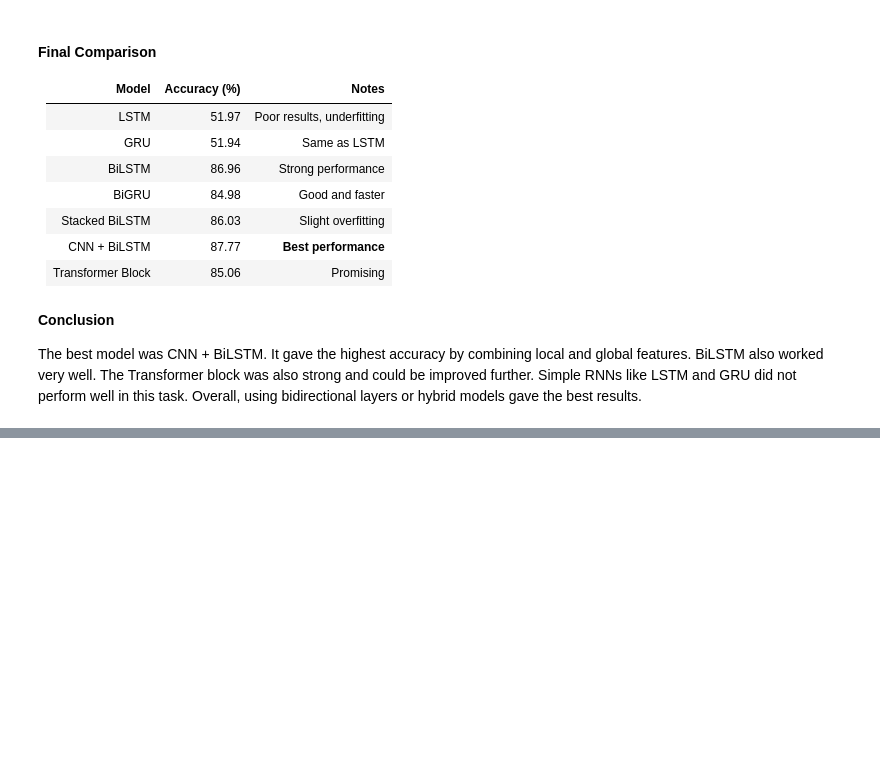
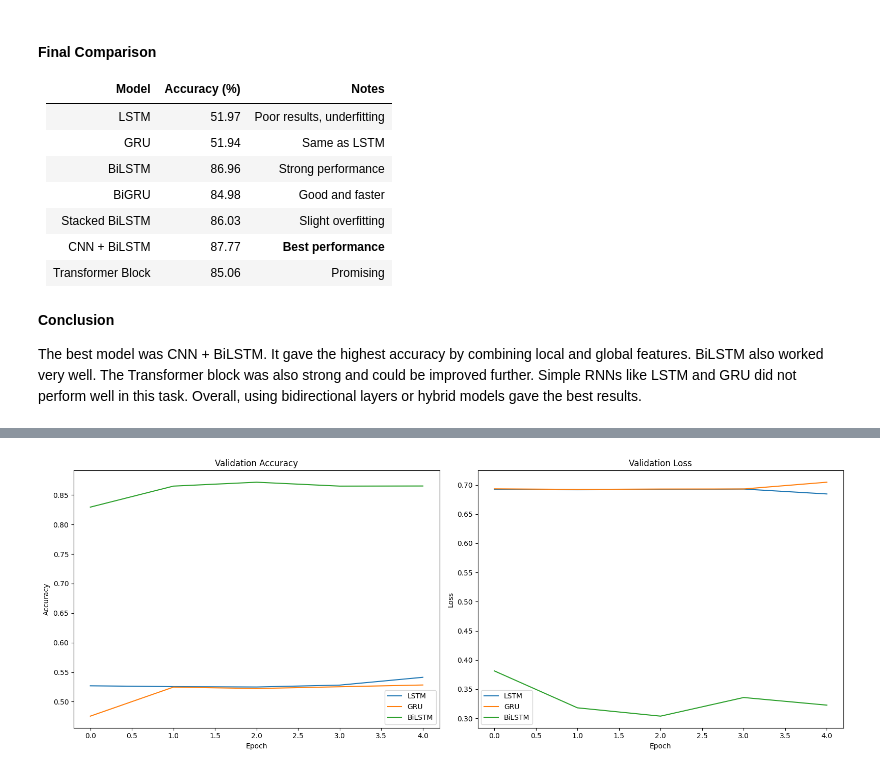
Before and after one commit to ashmunir/RNN-Part2, a Jupyter notebook: generateAmazonDataset.ipynb, the cells around one changed output, grey strips where cells are left out. Saved outputs shown, nothing was run; the diff lists cells and outputs as text; code cells hidden in the pictures; blank space fills up the shorter version.

```diff
--- a/generateAmazonDataset.ipynb
+++ b/generateAmazonDataset.ipynb
@@ -334,0 +340,12 @@ The best model was CNN + BiLSTM. It gave the highest accuracy by combining local
+# %%
+# Create and train LSTM
+lstm = lstm_model(maxFeatures, seqLength, embedding_dim)
+history_lstm = lstm.fit(x_train_int, y_train, epochs=5, batch_size=128, validation_split=0.2)
+
+# Create and train GRU
+gru = gru_model(maxFeatures, seqLength, embedding_dim)
+history_gru = gru.fit(x_train_int, y_train, epochs=5, batch_size=128, validation_split=0.2)
+
+# Create and train Bidirectional LSTM
+bilstm = bidirectional_lstm_model(maxFeatures, seqLength, embedding_dim)
+history_bilstm = bilstm.fit(x_train_int, y_train, epochs=5, batch_size=128, validation_split=0.2)
@@ -334,0 +370,33 @@ The best model was CNN + BiLSTM. It gave the highest accuracy by combining local
+# %%
+import matplotlib.pyplot as plt
+
+def plot_histories(histories, labels):
+    plt.figure(figsize=(16, 6))
+
+    # Accuracy comparison
+    plt.subplot(1, 2, 1)
+    for history, label in zip(histories, labels):
+        plt.plot(history.history['val_accuracy'], label=f'{label}')
+    plt.title('Validation Accuracy')
+    plt.xlabel('Epoch')
+    plt.ylabel('Accuracy')
+    plt.legend()
+
+    # Loss comparison
+    plt.subplot(1, 2, 2)
+    for history, label in zip(histories, labels):
+        plt.plot(history.history['val_loss'], label=f'{label}')
+    plt.title('Validation Loss')
+    plt.xlabel('Epoch')
+    plt.ylabel('Loss')
+    plt.legend()
+
+    plt.tight_layout()
+    plt.show()
+
+plot_histories(
+    [history_lstm, history_gru, history_bilstm],
+    ['LSTM', 'GRU', 'BiLSTM']
+)
+# %% [output]
+[figure, added]
```
Also changed, not shown: parts of 19 cells of this notebook, 1 other file.
